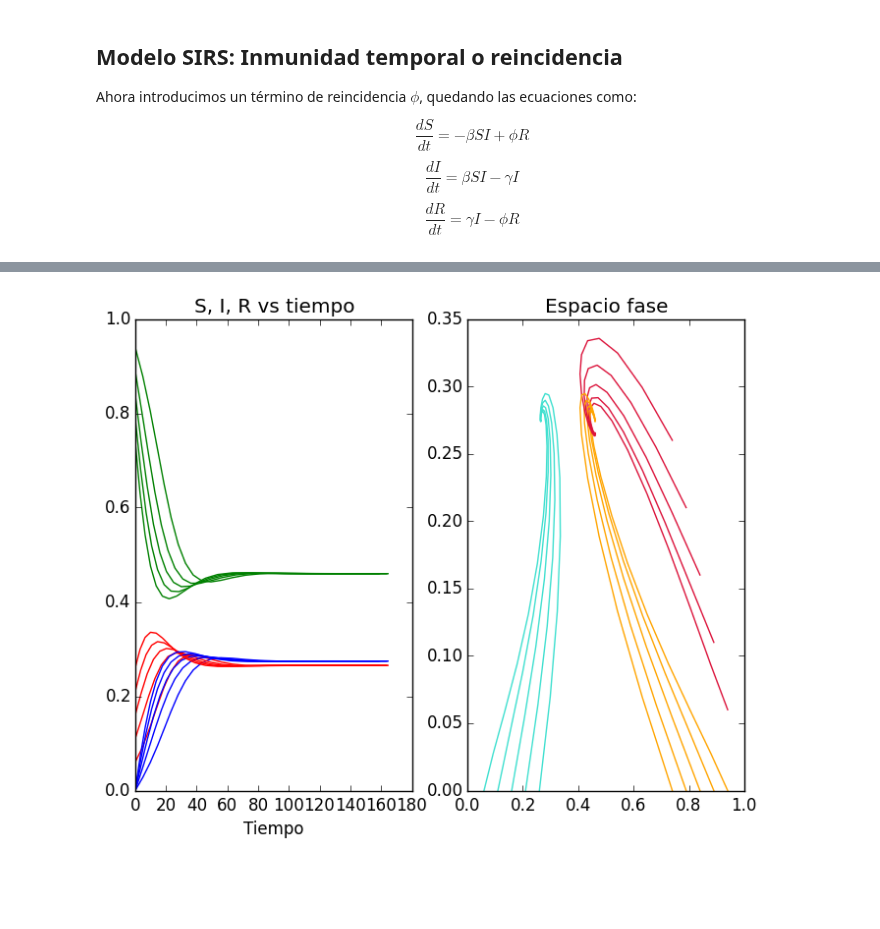
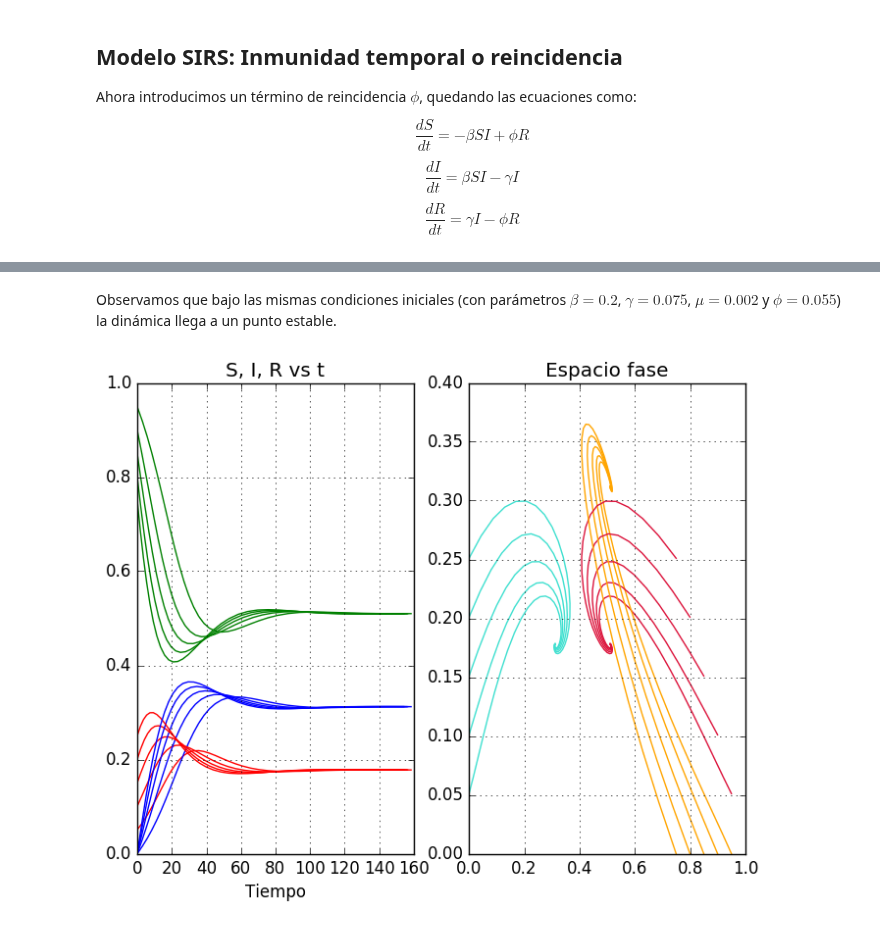
Before and after one commit to lbenet/2016-2_TSFisicaComputacional, a Jupyter notebook: tareas/yvestruz/Kermack_McKendrick_presentación.ipynb, the cells around one changed output, grey strips where cells are left out. Saved outputs shown, nothing was run; the diff lists cells and outputs as text; code cells hidden in the pictures; blank space fills up the shorter version.

Commit message:
Modifico presentación y creo archivo .jl con todos los integradores

```diff
--- a/tareas/yvestruz/Kermack_McKendrick_presentación.ipynb
+++ b/tareas/yvestruz/Kermack_McKendrick_presentación.ipynb
@@ -52,7 +56,7 @@ function coefs_1(gamma, beta, S0, I0, R0, n = 40)
 
 end
 
-eps_abs = 1e-20
+eps_abs = 1e-30
 
 function paso(a::Taylor, p = 40)
 
@@ -326,15 +355,15 @@ Ahora consideraremos que hay una taza de natalidad $\mu$, la cual asumiremos que
 \end{array}
 # %%
 N = 1.
-I0 = N/100
+I0 = N/1000
 R0 = 0.
 S0 = N-I0-R0
 ti = 0.
-tf = 150.
+tf = 700.
 beta = 0.2
-gamma = 0.07
-mu = 0.002
-f = 0.055
+gamma = 0.075
+mu = 0.005
+f = 0.00135
 
 @time t,s,i,r = integrador_kermack_SIRS_muerte(N, I0, R0, ti, tf, gamma, beta ,mu,f);
 # %% [output]
@@ -352,35 +387,41 @@ show()
+# %% [markdown]
+Observamos que bajo las mismas condiciones iniciales (con parámetros $\beta = 0.2$, $\gamma = 0.075$,  $\mu = 0.002$ y $\phi = 0.055$) la dinámica llega a un punto estable.
 # %%
+grafica_4 = figure()
 for j in 1:5
 
     N = 1.
-    I0 = N/100+0.05*j
+    I0 = N/1000+0.05*j
     R0 = 0.
     S0 = N-I0-R0
     ti = 0.
     tf = 150.
     beta = 0.2
-    gamma = 0.09
+    gamma = 0.1
     mu = 0.002
-    f = 0.085
+    f = 0.055
 
 
-    t,s,i,r = integrador_kermack_SIRS_muerte(N, I0, R0, ti, tf, gamma, beta, mu, f);
+    @time t,s,i,r = integrador_kermack_SIRS_muerte(N, I0, R0, ti, tf, gamma, beta, mu, f);
 
     subplot(1,2,1)
     plot(t,s, color = "green", label = "Suceptibles")
     plot(t,i, color = "red", label = "Infectados")
     plot(t,r, color = "blue", label = "Recuperados")
+    grid()
 
-    title("S, I, R vs tiempo")
+    title("S, I, R vs t")
     xlabel("Tiempo")
 
     subplot(1,2,2)
     plot(s,i, color="crimson")
     plot(s,r,color="orange")
-    plot(i,r,color="turquoise")
+    plot(r,i,color="turquoise")
+    grid()
+
 
     title("Espacio fase")
     legend(bbox_to_anchor=(1.05, 1), loc=2, borderaxespad=0.)
 end
 # %% [output]
-[figure, old version]
+[figure, new version]
```
Also changed, not shown: parts of 23 cells of this notebook, 1 other file.
